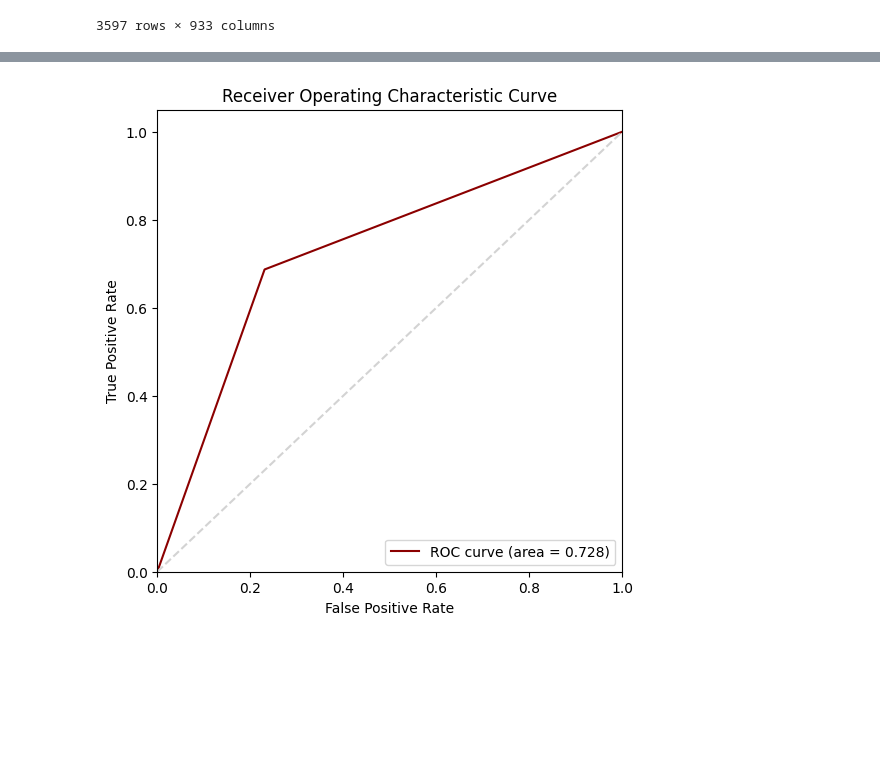
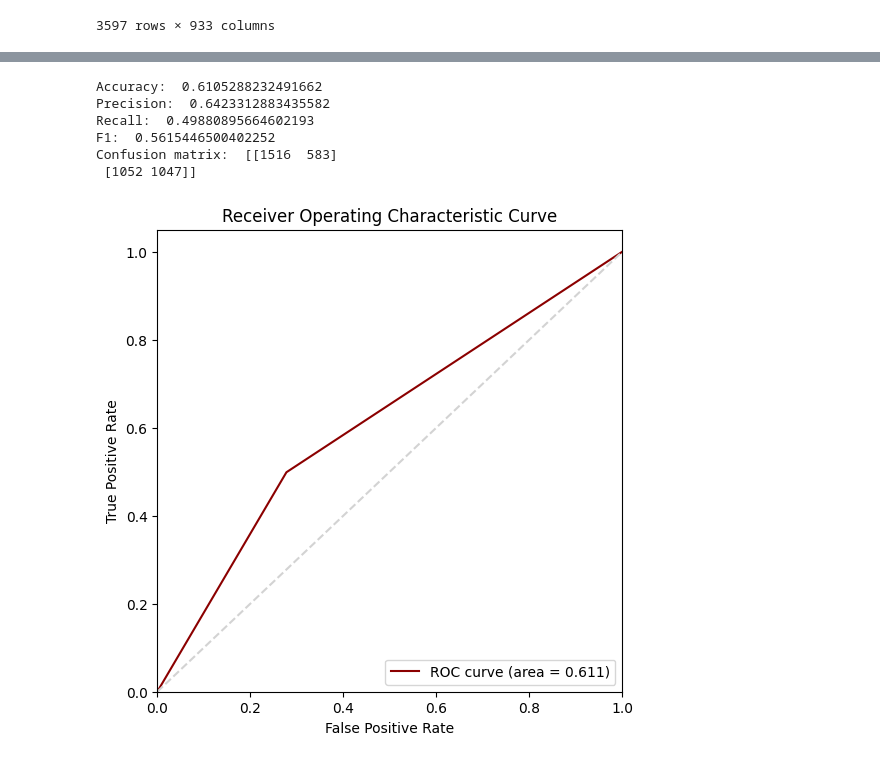
Before and after one commit to Guillaumegg200/kaggle_movies_mlns, a Jupyter notebook: explo_ggg.ipynb, the cells around one changed output, grey strips where cells are left out. Drawn from its saved outputs; the diff is of its cells as text; code cells hidden in the pictures; blank space fills up the shorter version.

```diff
--- a/explo_ggg.ipynb
+++ b/explo_ggg.ipynb
@@ -61,3 +140,6 @@ train_labels[:4]
+# %%
+# --- Construct the training and testing sets ---
+residual_g, train_samples, train_labels, val_samples, val_labels = generate_samples(graph=G, train_set_ratio=0.8)
 # %%
 #Import information about nodes (index represents the node id)
 node_information = pd.read_csv('./node_information.csv', header=None)
@@ -105,17 +237,34 @@ print(test_features[:4])
 # %%
-def prediction( train_features, test_features, train_labels):
+def prediction( model , train_features, train_labels, val_features, val_labels = None):
     """
     Downstream ML task using edge embeddings to classify them
     """
 
     # --- Build the model and train it ---
-    lr = LogisticRegression()
-    lr.fit(train_features, train_labels)
-    train_preds =  lr.predict(train_features)#
-    test_preds = lr.predict(test_features)#
+    model.fit(train_features, train_labels)
+    train_preds = model.predict(train_features)
+    val_preds =  model.predict(val_features)#
+    if val_labels is not None:
+        print("Accuracy: ", accuracy_score(val_labels, val_preds))
+        print("Precision: ", precision_score(val_labels, val_preds))
+        print("Recall: ", recall_score(val_labels, val_preds))
+        print("F1: ", f1_score(val_labels, val_preds))
+        print("Confusion matrix: ", confusion_matrix(val_labels, val_preds))
+        # --- Compute Area Under the Receiver Operating Characteristic Curve (ROC AUC) from predictions ---
+        fpr, tpr, _ = roc_curve(val_labels, val_preds)
+        roc_auc = auc(fpr, tpr)
 
-    # --- Compute Area Under the Receiver Operating Characteristic Curve (ROC AUC) from predictions ---
-    # Fill in the blanks
+        plt.figure(figsize=(6,6))
+        plt.plot(fpr, tpr, color='darkred', label='ROC curve (area = %0.3f)' % roc_auc)
+        plt.plot([0, 1], [0, 1], color='lightgray', linestyle='--')
+        plt.xlim([0.0, 1.0])
+        plt.ylim([0.0, 1.05])
+        plt.xlabel('False Positive Rate')
+        plt.ylabel('True Positive Rate')
+        plt.title('Receiver Operating Characteristic Curve')
+        plt.legend(loc="lower right")
+        plt.show()
+        # --- Compute Area Under the Receiver Operating Characteristic Curve (ROC AUC) from predictions ---
     fpr, tpr, _ = roc_curve(train_labels, train_preds)
     roc_auc = auc(fpr, tpr)
 
@@ -130,8 +279,20 @@ def prediction( train_features, test_features, train_labels):
     plt.legend(loc="lower right")
     plt.show()
 
-    return test_preds
+    return train_preds, val_preds
+# %%
+#model = LogisticRegression()
+# Model SVC
+model = SVC(kernel='linear')
+# Model Random Forest
+# model = RandomForestClassifier(n_estimators=100, max_depth=2, random_state=0)
 # %%
-test_preds = prediction(train_features, test_features, train_labels)
+train_preds, val_preds = prediction( model , train_features, train_labels, val_features, val_labels)
 # %% [output]
+Accuracy:  0.6105288232491662
+Precision:  0.6423312883435582
+Recall:  0.49880895664602193
+F1:  0.5615446500402252
+Confusion matrix:  [[1516  583]
+ [1052 1047]]
-[figure, old version]
+[figure, new version]
```
Also changed, not shown: parts of 18 cells of this notebook, 4 other files.
